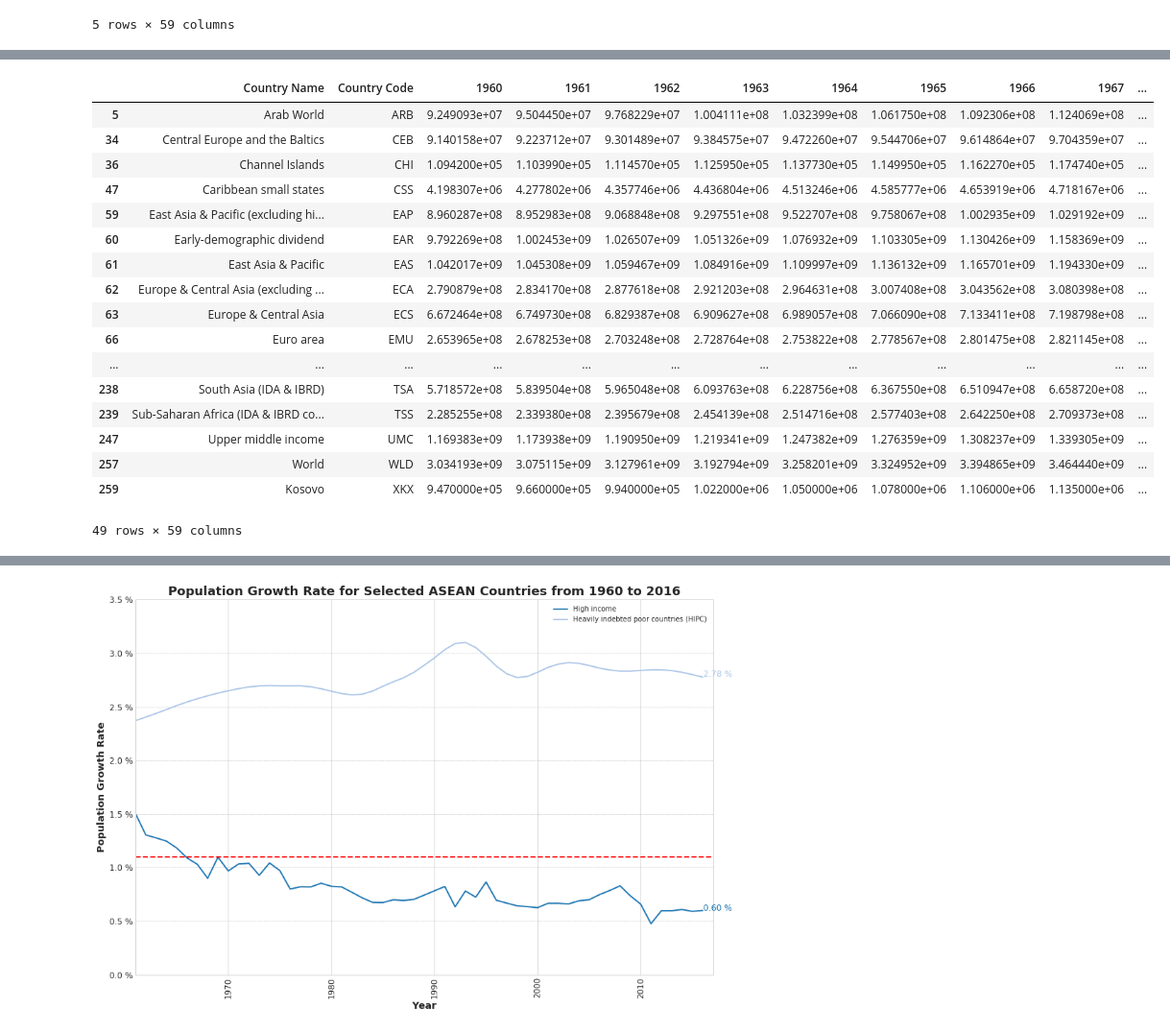
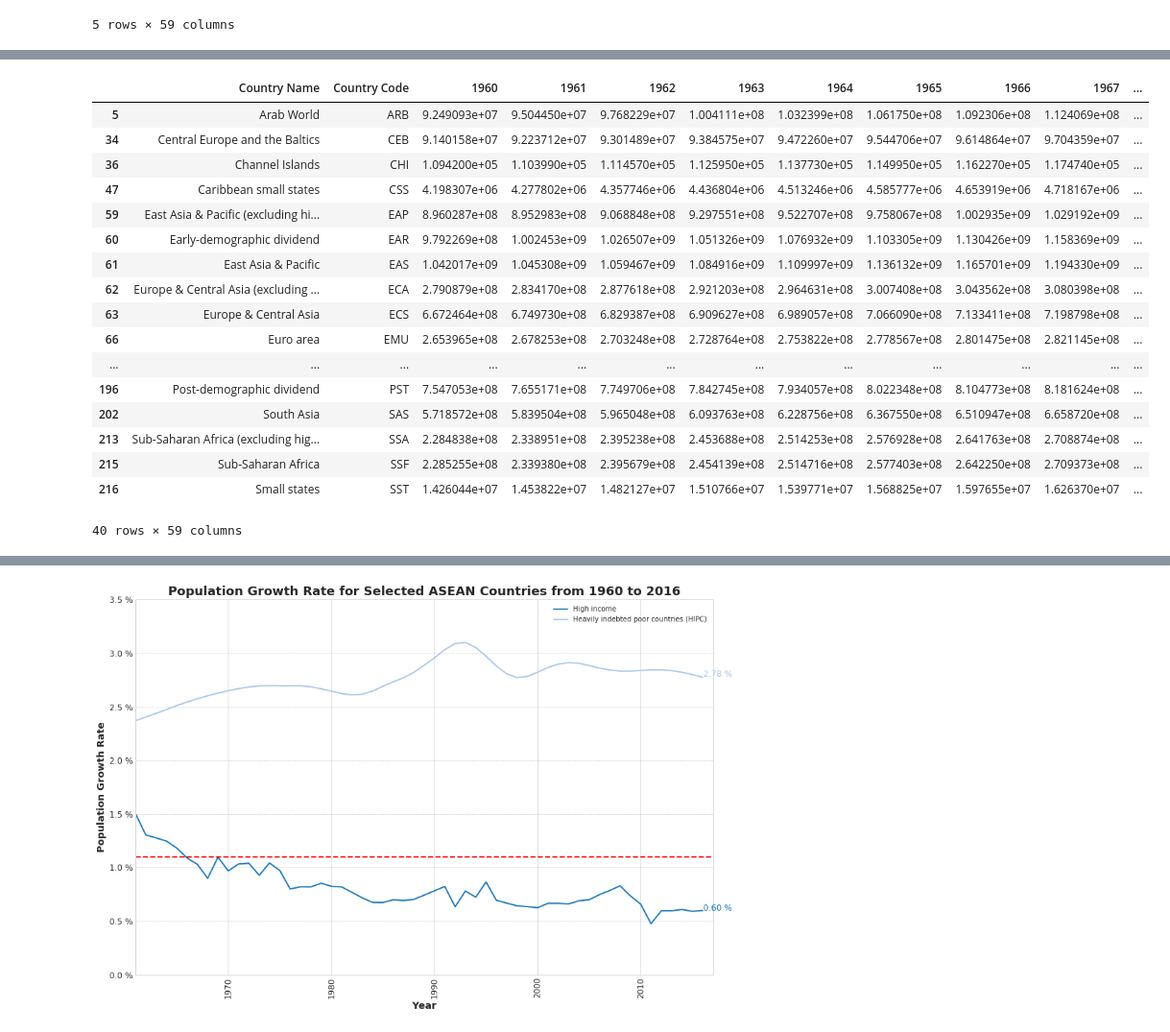
Before and after one commit to lnbalon/world_population, a Jupyter notebook: world_population_analysis.ipynb, the cells around one changed output, grey strips where cells are left out. Shown at 96% size. Drawn from its saved outputs; the diff is of its cells as text; code cells hidden in the pictures.

```diff
--- a/exploratory_data_analysis.ipynb
+++ b/world_population_analysis.ipynb
@@ -483,23 +487,23 @@ plt.show()
 # %%
 #filter only the country data from data_population
 summary_population = data_population[~data_population['Country Code'].isin(country_codes_list)]
-summary_population
+summary_population.head(40)
 # %% [output]
 |  | Country Name | Country Code | 1960 | 1961 | 1962 | 1963 | 1964 | 1965 | 1966 | 1967 | ... |
 | 5 | Arab World | ARB | 9.249093e+07 | 9.504450e+07 | 9.768229e+07 | 1.004111e+08 | 1.032399e+08 | 1.061750e+08 | 1.092306e+08 | 1.124069e+08 | ... |
 | 34 | Central Europe and the Baltics | CEB | 9.140158e+07 | 9.223712e+07 | 9.301489e+07 | 9.384575e+07 | 9.472260e+07 | 9.544706e+07 | 9.614864e+07 | 9.704359e+07 | ... |
 | 36 | Channel Islands | CHI | 1.094200e+05 | 1.103990e+05 | 1.114570e+05 | 1.125950e+05 | 1.137730e+05 | 1.149950e+05 | 1.162270e+05 | 1.174740e+05 | ... |
 | 47 | Caribbean small states | CSS | 4.198307e+06 | 4.277802e+06 | 4.357746e+06 | 4.436804e+06 | 4.513246e+06 | 4.585777e+06 | 4.653919e+06 | 4.718167e+06 | ... |
 | 59 | East Asia & Pacific (excluding hi... | EAP | 8.960287e+08 | 8.952983e+08 | 9.068848e+08 | 9.297551e+08 | 9.522707e+08 | 9.758067e+08 | 1.002935e+09 | 1.029192e+09 | ... |
 | 60 | Early-demographic dividend | EAR | 9.792269e+08 | 1.002453e+09 | 1.026507e+09 | 1.051326e+09 | 1.076932e+09 | 1.103305e+09 | 1.130426e+09 | 1.158369e+09 | ... |
 | 61 | East Asia & Pacific | EAS | 1.042017e+09 | 1.045308e+09 | 1.059467e+09 | 1.084916e+09 | 1.109997e+09 | 1.136132e+09 | 1.165701e+09 | 1.194330e+09 | ... |
 | 62 | Europe & Central Asia (excluding ... | ECA | 2.790879e+08 | 2.834170e+08 | 2.877618e+08 | 2.921203e+08 | 2.964631e+08 | 3.007408e+08 | 3.043562e+08 | 3.080398e+08 | ... |
 | 63 | Europe & Central Asia | ECS | 6.672464e+08 | 6.749730e+08 | 6.829387e+08 | 6.909627e+08 | 6.989057e+08 | 7.066090e+08 | 7.133411e+08 | 7.198798e+08 | ... |
 | 66 | Euro area | EMU | 2.653965e+08 | 2.678253e+08 | 2.703248e+08 | 2.728764e+08 | 2.753822e+08 | 2.778567e+08 | 2.801475e+08 | 2.821145e+08 | ... |
 | ... | ... | ... | ... | ... | ... | ... | ... | ... | ... | ... | ... |
-| 238 | South Asia (IDA & IBRD) | TSA | 5.718572e+08 | 5.839504e+08 | 5.965048e+08 | 6.093763e+08 | 6.228756e+08 | 6.367550e+08 | 6.510947e+08 | 6.658720e+08 | ... |
-| 239 | Sub-Saharan Africa (IDA & IBRD co... | TSS | 2.285255e+08 | 2.339380e+08 | 2.395679e+08 | 2.454139e+08 | 2.514716e+08 | 2.577403e+08 | 2.642250e+08 | 2.709373e+08 | ... |
-| 247 | Upper middle income | UMC | 1.169383e+09 | 1.173938e+09 | 1.190950e+09 | 1.219341e+09 | 1.247382e+09 | 1.276359e+09 | 1.308237e+09 | 1.339305e+09 | ... |
-| 257 | World | WLD | 3.034193e+09 | 3.075115e+09 | 3.127961e+09 | 3.192794e+09 | 3.258201e+09 | 3.324952e+09 | 3.394865e+09 | 3.464440e+09 | ... |
-| 259 | Kosovo | XKX | 9.470000e+05 | 9.660000e+05 | 9.940000e+05 | 1.022000e+06 | 1.050000e+06 | 1.078000e+06 | 1.106000e+06 | 1.135000e+06 | ... |
+| 196 | Post-demographic dividend | PST | 7.547053e+08 | 7.655171e+08 | 7.749706e+08 | 7.842745e+08 | 7.934057e+08 | 8.022348e+08 | 8.104773e+08 | 8.181624e+08 | ... |
+| 202 | South Asia | SAS | 5.718572e+08 | 5.839504e+08 | 5.965048e+08 | 6.093763e+08 | 6.228756e+08 | 6.367550e+08 | 6.510947e+08 | 6.658720e+08 | ... |
+| 213 | Sub-Saharan Africa (excluding hig... | SSA | 2.284838e+08 | 2.338951e+08 | 2.395238e+08 | 2.453688e+08 | 2.514253e+08 | 2.576928e+08 | 2.641763e+08 | 2.708874e+08 | ... |
+| 215 | Sub-Saharan Africa | SSF | 2.285255e+08 | 2.339380e+08 | 2.395679e+08 | 2.454139e+08 | 2.514716e+08 | 2.577403e+08 | 2.642250e+08 | 2.709373e+08 | ... |
+| 216 | Small states | SST | 1.426044e+07 | 1.453822e+07 | 1.482127e+07 | 1.510766e+07 | 1.539771e+07 | 1.568825e+07 | 1.597655e+07 | 1.626370e+07 | ... |
-49 rows × 59 columns
+40 rows × 59 columns
```
Also changed, not shown: parts of 11 cells of this notebook, 4 other files.
